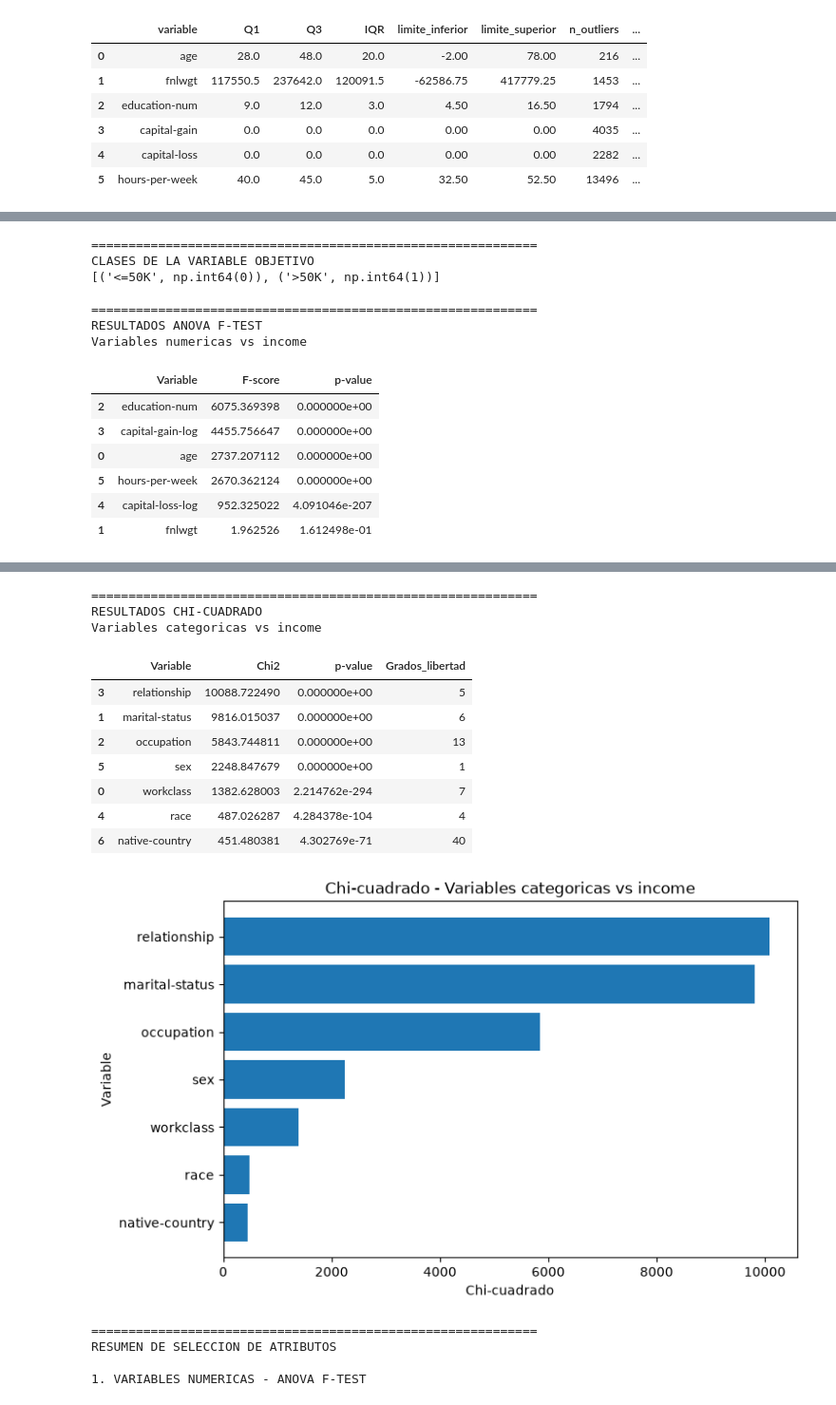
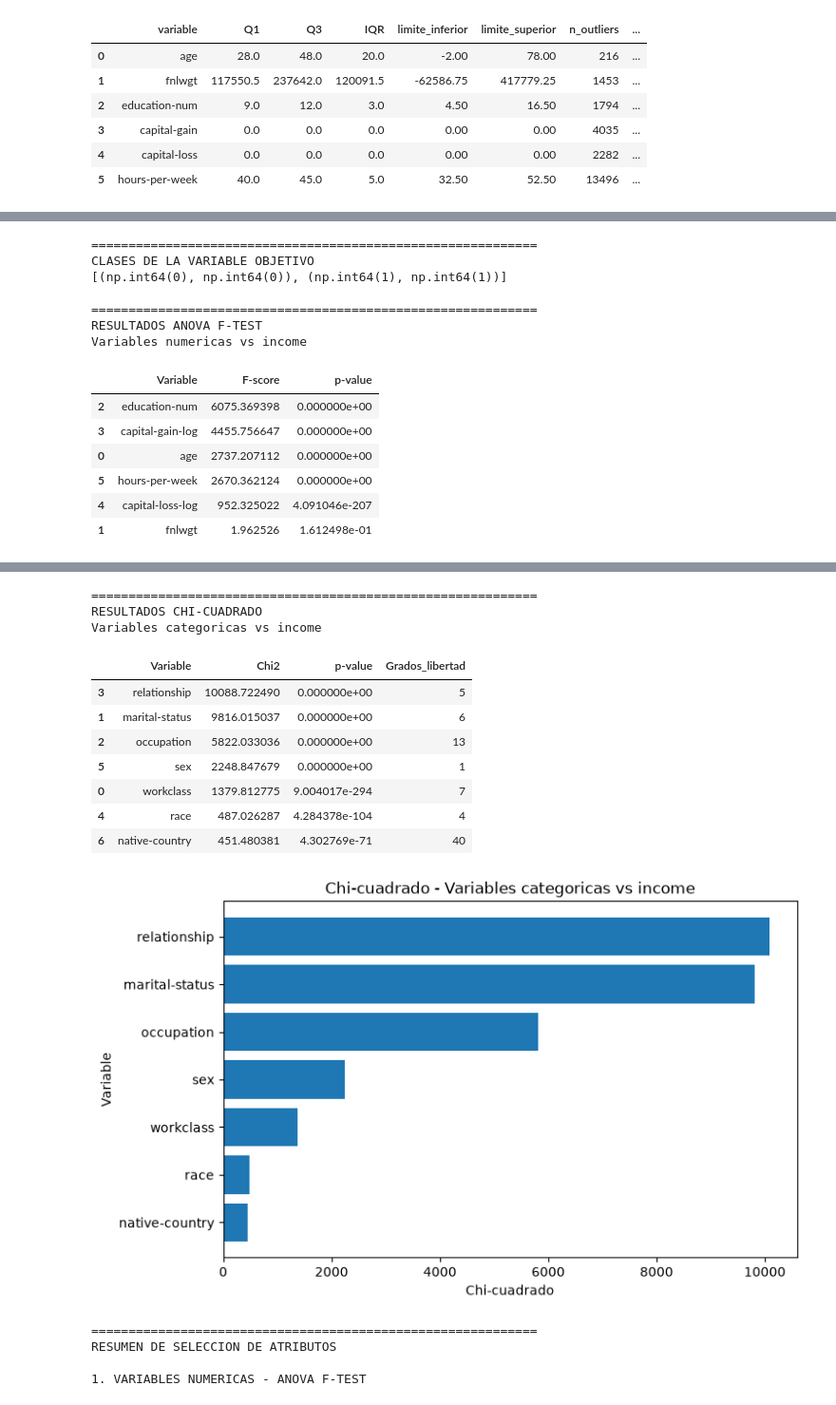
Before and after one commit to nikolevillaloboss/proyecto_final_ml, a Jupyter notebook: notebooks/01_EDA_faltantes_outliers.ipynb, the cells around one changed output, grey strips where cells are left out. Shown at 95% size. Saved outputs shown, nothing was run; the diff lists cells and outputs as text; code cells hidden in the pictures.

```diff
--- a/notebooks/01_EDA_faltantes_outliers.ipynb
+++ b/notebooks/01_EDA_faltantes_outliers.ipynb
@@ -1033,24 +1033,23 @@ from sklearn.utils.class_weight import compute_class_weight
 # 1. Corregir las clases de income
 # ============================================================
 
-# En Adult aparecen etiquetas como:
-# <=50K y <=50K.
-# >50K  y >50K.
-#
-# El punto final no representa una clase diferente,
-# por lo que se elimina.
+# En Adult aparecen etiquetas como: <=50K y <=50K. >50K  y >50K.
+# El punto final no representa una clase diferente, por lo que se elimina.
 
 df_procesado["income"] = (
     df_procesado["income"]
+    .astype(str)
     .str.strip()
     .str.rstrip(".")
 )
 
+# Convertimos la variable objetivo a valores numéricos donde 0 = <=50K y 1 = >50K
 
-print("=" * 60)
-print("Clases corregidas")
+df_procesado["income"] = df_procesado["income"].map({
+    "<=50K": 0,
+    ">50K": 1
+})
 
-print(df_procesado["income"].unique())
 
 
 # ============================================================
@@ -1174,7 +1167,6 @@ import pandas as pd
 import matplotlib.pyplot as plt
 
 from sklearn.feature_selection import f_classif
-from sklearn.preprocessing import LabelEncoder
 from scipy.stats import chi2_contingency
 
 
@@ -1182,27 +1174,13 @@ from scipy.stats import chi2_contingency
 # 1. PREPARAR VARIABLE OBJETIVO
 # ============================================================
 
-# Convertimos income temporalmente a valores numericos
-# para poder aplicar ANOVA F-test.
-label_encoder_target = LabelEncoder()
-
-y_selection = label_encoder_target.fit_transform(
-    df_procesado["income"]
-)
+# La variable income ya se encuentra codificada:
+y_selection = df_procesado["income"]
 
 print("=" * 60)
 print("CLASES DE LA VARIABLE OBJETIVO")
 
-print(
-    list(
-        zip(
-            label_encoder_target.classes_,
-            label_encoder_target.transform(
-                label_encoder_target.classes_
-            )
-        )
-    )
-)
+print(df_procesado["income"].unique())
 
 
 # ============================================================
@@ -1382,37 +1360,37 @@ print(
     "Por lo tanto, no se aplicara sobremuestreo, "
     "submuestreo ni SMOTE en esta etapa."
 )
 
 print(
     "Se conservaran los pesos de clase calculados "
     "para evaluar su posible uso durante el entrenamiento "
     "de algoritmos que admitan class_weight."
 )
 # %% [output]
 ============================================================
 CLASES DE LA VARIABLE OBJETIVO
-[('<=50K', np.int64(0)), ('>50K', np.int64(1))]
+[(np.int64(0), np.int64(0)), (np.int64(1), np.int64(1))]
 
 ============================================================
 RESULTADOS ANOVA F-TEST
 Variables numericas vs income
 |  | Variable | F-score | p-value |
 | 2 | education-num | 6075.369398 | 0.000000e+00 |
 | 3 | capital-gain-log | 4455.756647 | 0.000000e+00 |
 | 0 | age | 2737.207112 | 0.000000e+00 |
 | 5 | hours-per-week | 2670.362124 | 0.000000e+00 |
 | 4 | capital-loss-log | 952.325022 | 4.091046e-207 |
 | 1 | fnlwgt | 1.962526 | 1.612498e-01 |
 [figure]
 ============================================================
 RESULTADOS CHI-CUADRADO
 Variables categoricas vs income
 |  | Variable | Chi2 | p-value | Grados_libertad |
 | 3 | relationship | 10088.722490 | 0.000000e+00 | 5 |
 | 1 | marital-status | 9816.015037 | 0.000000e+00 | 6 |
-| 2 | occupation | 5843.744811 | 0.000000e+00 | 13 |
+| 2 | occupation | 5822.033036 | 0.000000e+00 | 13 |
 | 5 | sex | 2248.847679 | 0.000000e+00 | 1 |
-| 0 | workclass | 1382.628003 | 2.214762e-294 | 7 |
+| 0 | workclass | 1379.812775 | 9.004017e-294 | 7 |
 | 4 | race | 487.026287 | 4.284378e-104 | 4 |
 | 6 | native-country | 451.480381 | 4.302769e-71 | 40 |
 [figure]
```
Also changed, not shown: parts of 5 cells of this notebook, 5 other files.
